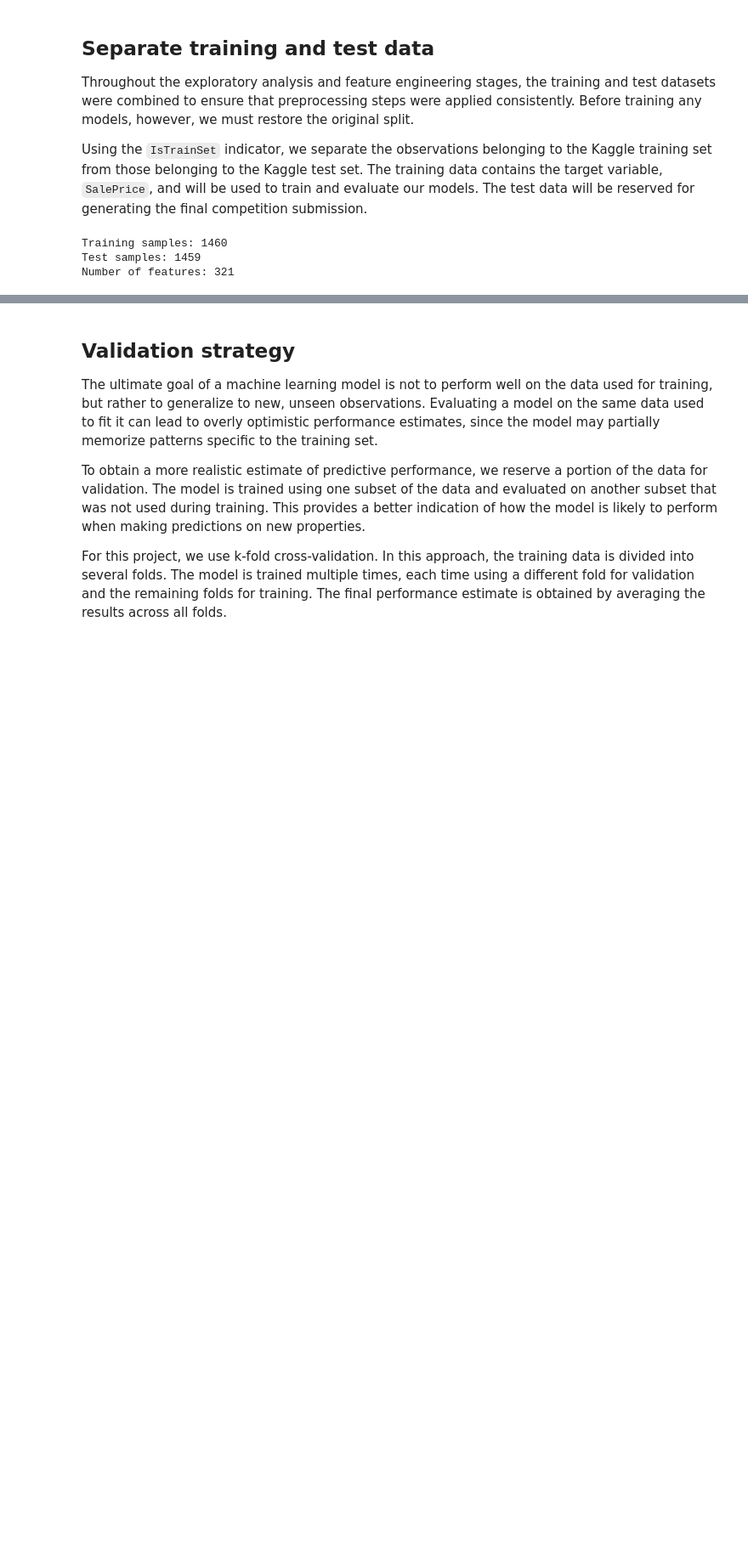
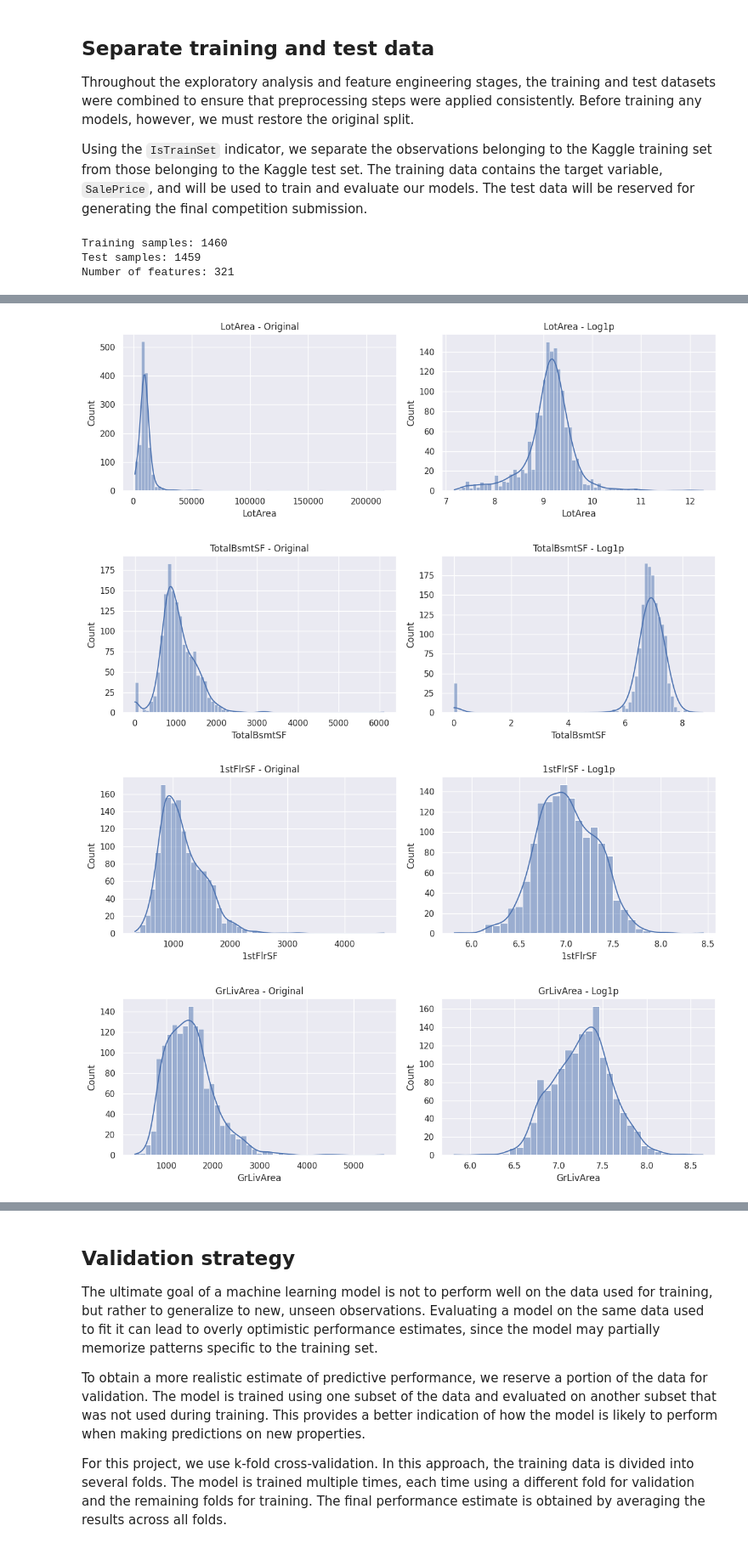
Before and after one commit to ianlopezdiaz/kaggle-house-prices, a Jupyter notebook: 03_modeling.ipynb, the cells around one changed output, grey strips where cells are left out. Shown at 85% size. Saved outputs shown, nothing was run; the diff lists cells and outputs as text; code cells hidden in the pictures; blank space fills up the shorter version.

```diff
--- a/03_modeling.ipynb
+++ b/03_modeling.ipynb
@@ -105,0 +118,19 @@ Number of features: 321
+# %%
+all_features = df_features["Name"].tolist()
+
+log_features = df_features.loc[
+    df_features["LogTransform"] == True,
+    "Name"
+].tolist()
+
+X_train_log = X_train.copy()
+y_train_log = y_train.copy()
+X_test_log = X_test.copy()
+
+# Log transformation of the target
+y_train_log = np.log1p(y_train_log)
+
+# Log transformation of the features
+for col in log_features:
+    X_train_log[col] = np.log1p(X_train_log[col])
+    X_test_log[col]  = np.log1p(X_test_log[col])
@@ -105,0 +141,57 @@ Number of features: 321
+# %%
+selected_features = [
+    # "MSSubClass",
+    "LotArea",
+    # "MasVnrArea",
+    # "BsmtFinSF1",
+    # "BsmtFinSF2",
+    # "BsmtUnfSF",
+    "TotalBsmtSF",
+    "1stFlrSF",
+    # "2ndFlrSF",
+    # "LowQualFinSF",
+    "GrLivArea",
+    # "BsmtHalfBath",
+    # "KitchenAbvGr",
+    # "TotRmsAbvGrd",
+    # "WoodDeckSF",
+    # "OpenPorchSF",
+    # "EnclosedPorch",
+    # "3SsnPorch",
+    # "ScreenPorch",
+    # "PoolArea",
+    # "MiscVal",
+    "TotalRooms",
+    "TotalArea",
+    # "TotalPorchArea",
+    "QualityArea",
+    "LivingAreaPerRoom",
+]
+
+for col in selected_features:
+
+    fig, axes = plt.subplots(1, 2, figsize=(12, 4))
+
+    # Original distribution
+    sns.histplot(
+        X_train[col],
+        kde=True,
+        ax=axes[0]
+    )
+    axes[0].set_title(f"{col} - Original")
+
+    # Log-transformed distribution
+    sns.histplot(
+        np.log1p(X_train[col]),
+        kde=True,
+        ax=axes[1]
+    )
+    axes[1].set_title(f"{col} - Log1p")
+
+    plt.tight_layout()
+    plt.show()
+# %% [output]
+[figure, added]
+[figure, added]
+[figure, added]
+[figure, added]
```
Also changed, not shown: parts of 22 cells of this notebook, 29 other files.
